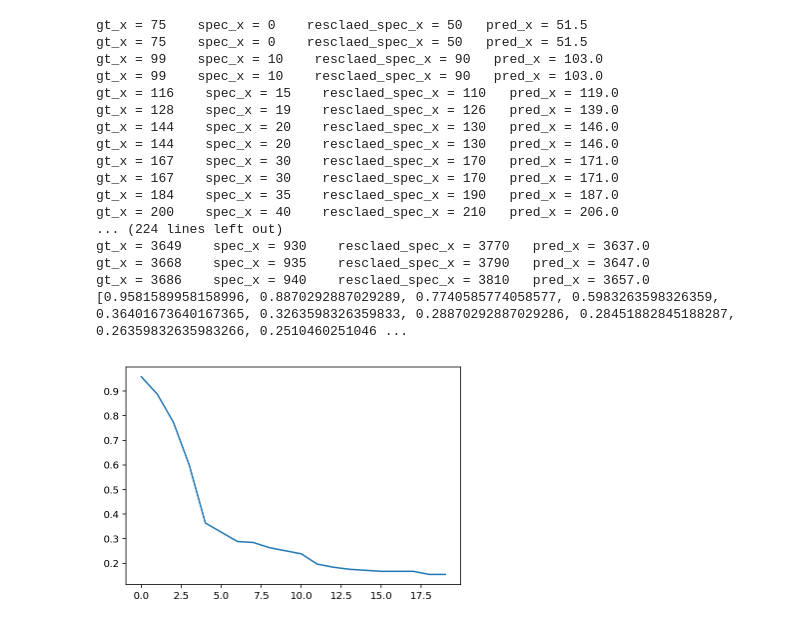
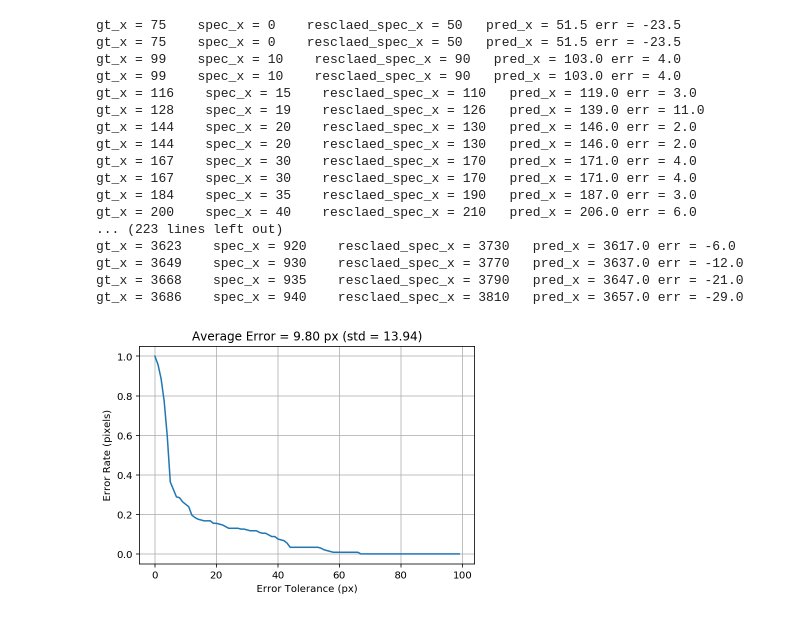
Before and after one commit to mjenrungrot/salience_sheet_following, a Jupyter notebook: 04_Evaluate.ipynb, the cells around one changed output. Cells and saved outputs as stored; diff of their text form; code cells hidden in the pictures.

```diff
--- a/04_Evaluate.ipynb
+++ b/04_Evaluate.ipynb
@@ -109,6 +109,16 @@ def convertMungoToImage(system_mungo, notehead_mungos, image, page_num,
         plt.show()
 
     return image[y_start:y_end, x_start:x_end], out_mungos
+# %%
+def calcErrorStats(errs, tols):
+    errorRates = []
+    for tol in tols:
+        toAdd = np.sum(np.abs(errs) >= tol) / len(errs)
+        errorRates.append(toAdd)
+
+    avgError = np.average(np.abs(errs))
+    stdError = np.std(np.abs(errs))
+    return errorRates, avgError, stdError
 # %%
 # for piece_name in tqdm_notebook(pieces):
 for piece_name in ['BachJS__BWVAnh117b__BWV-117b']:
@@ -162,57 +172,61 @@ for piece_name in ['BachJS__BWVAnh117b__BWV-117b']:
         for alignment_idx in range(len(alignment)):
             m_objid, e_idx = alignment[alignment_idx]
             strip_num, note_object = note_mango_dict[m_objid]
             midi_event = note_events[e_idx]
 
             # given the midi note event we compute the corresponding onset frame
             dt = 1.0 / FPS
             onset_frame = int(np.ceil(midi_event[0] / dt))
 
             # gt loc
             gt_x = base_x_strips[strip_num] + note_object.middle[1]
 
             # spec_loc
             spec_x = onset_frame
 
             # rescaled_spec
             rescaled_spec_x = spec_x * factor + zeroPad
 
             # pred loc
             pred_x = np.interp(rescaled_spec_x, rescaled_spec_loc, pred_loc)
 
-            print("gt_x = {}    spec_x = {}    resclaed_spec_x = {}   pred_x = {}".format(gt_x,
+            print("gt_x = {}    spec_x = {}    resclaed_spec_x = {}   pred_x = {} err = {}".format(gt_x,
                                                                                           spec_x,
                                                                                           rescaled_spec_x,
-                                                                                          pred_x))
+                                                                                          pred_x, pred_x - gt_x))
 
             errs.append(pred_x - gt_x)
 
-        tols = np.arange(20)
-        errorRates = calcErrorStats(errs, tols)
-        print(errorRates)
+        tols = np.arange(100)
+        errorRates, avgError, stdError = calcErrorStats(errs, tols)
+#         print(errorRates)
 
-        plt.plot(errorRates)
+        plt.plot(tols, errorRates)
+        plt.grid()
+        plt.xlabel("Error Tolerance (px)")
+        plt.ylabel("Error Rate (pixels)")
+        plt.title("Average Error = {:.2f} px (std = {:.2f})".format(avgError, stdError))
         break
     break
 # %% [output]
-gt_x = 75    spec_x = 0    resclaed_spec_x = 50   pred_x = 51.5
-gt_x = 75    spec_x = 0    resclaed_spec_x = 50   pred_x = 51.5
-gt_x = 99    spec_x = 10    resclaed_spec_x = 90   pred_x = 103.0
-gt_x = 99    spec_x = 10    resclaed_spec_x = 90   pred_x = 103.0
-gt_x = 116    spec_x = 15    resclaed_spec_x = 110   pred_x = 119.0
-gt_x = 128    spec_x = 19    resclaed_spec_x = 126   pred_x = 139.0
-gt_x = 144    spec_x = 20    resclaed_spec_x = 130   pred_x = 146.0
-gt_x = 144    spec_x = 20    resclaed_spec_x = 130   pred_x = 146.0
-gt_x = 167    spec_x = 30    resclaed_spec_x = 170   pred_x = 171.0
-gt_x = 167    spec_x = 30    resclaed_spec_x = 170   pred_x = 171.0
-gt_x = 184    spec_x = 35    resclaed_spec_x = 190   pred_x = 187.0
-gt_x = 200    spec_x = 40    resclaed_spec_x = 210   pred_x = 206.0
-... (224 lines left out)
-gt_x = 3649    spec_x = 930    resclaed_spec_x = 3770   pred_x = 3637.0
-gt_x = 3668    spec_x = 935    resclaed_spec_x = 3790   pred_x = 3647.0
-gt_x = 3686    spec_x = 940    resclaed_spec_x = 3810   pred_x = 3657.0
-[0.9581589958158996, 0.8870292887029289, 0.7740585774058577, 0.5983263598326359, 0.36401673640167365, 0.3263598326359833, 0.28870292887029286, 0.28451882845188287, 0.26359832635983266, 0.2510460251046 ...
+gt_x = 75    spec_x = 0    resclaed_spec_x = 50   pred_x = 51.5 err = -23.5
+gt_x = 75    spec_x = 0    resclaed_spec_x = 50   pred_x = 51.5 err = -23.5
+gt_x = 99    spec_x = 10    resclaed_spec_x = 90   pred_x = 103.0 err = 4.0
+gt_x = 99    spec_x = 10    resclaed_spec_x = 90   pred_x = 103.0 err = 4.0
+gt_x = 116    spec_x = 15    resclaed_spec_x = 110   pred_x = 119.0 err = 3.0
+gt_x = 128    spec_x = 19    resclaed_spec_x = 126   pred_x = 139.0 err = 11.0
+gt_x = 144    spec_x = 20    resclaed_spec_x = 130   pred_x = 146.0 err = 2.0
+gt_x = 144    spec_x = 20    resclaed_spec_x = 130   pred_x = 146.0 err = 2.0
+gt_x = 167    spec_x = 30    resclaed_spec_x = 170   pred_x = 171.0 err = 4.0
+gt_x = 167    spec_x = 30    resclaed_spec_x = 170   pred_x = 171.0 err = 4.0
+gt_x = 184    spec_x = 35    resclaed_spec_x = 190   pred_x = 187.0 err = 3.0
+gt_x = 200    spec_x = 40    resclaed_spec_x = 210   pred_x = 206.0 err = 6.0
+... (223 lines left out)
+gt_x = 3623    spec_x = 920    resclaed_spec_x = 3730   pred_x = 3617.0 err = -6.0
+gt_x = 3649    spec_x = 930    resclaed_spec_x = 3770   pred_x = 3637.0 err = -12.0
+gt_x = 3668    spec_x = 935    resclaed_spec_x = 3790   pred_x = 3647.0 err = -21.0
+gt_x = 3686    spec_x = 940    resclaed_spec_x = 3810   pred_x = 3657.0 err = -29.0
-[figure, old version]
+[figure, new version]
 # %%
 # gt_score -> spec
 # spec -> pred_score
```
Also changed, not shown: parts of 4 cells of this notebook, 2 other files.
